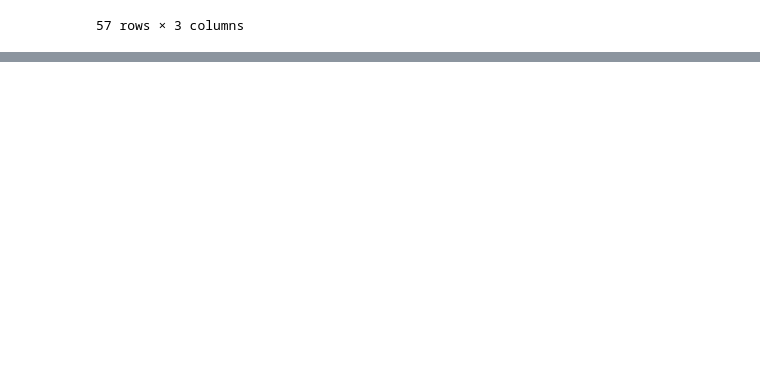
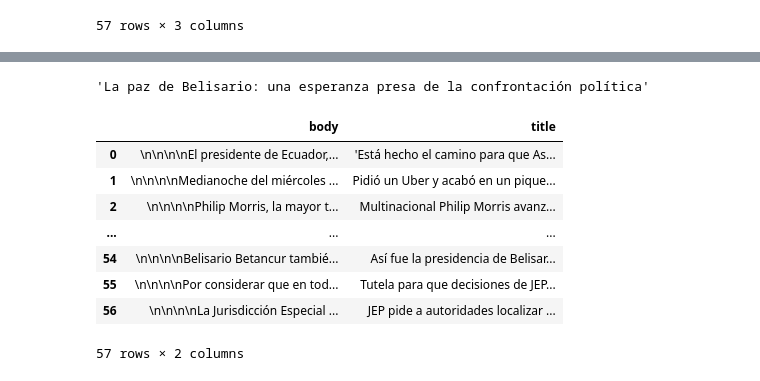
Before and after one commit to cris-her/ciencia-de-datos, a Jupyter notebook: Pandas Getting Started.ipynb, the cells around one changed output, grey strips where cells are left out. Drawn from its saved outputs; the diff is of its cells as text; code cells hidden in the pictures; blank space fills up the shorter version.

```diff
--- a/Pandas Getting Started.ipynb
+++ b/Pandas Getting Started.ipynb
@@ -180,0 +223,17 @@ el_tiempo.head()
+# %%
+#Fila Columna
+el_tiempo.iloc[34]['title']
+# %% [output]
+'La paz de Belisario: una esperanza presa de la confrontación política'
+# %%
+el_tiempo.loc[:,'body':'title']
+# %% [output]
+|  | body | title |
+| 0 | \n\n\n\nEl presidente de Ecuador,... | 'Está hecho el camino para que As... |
+| 1 | \n\n\n\nMedianoche del miércoles ... | Pidió un Uber y acabó en un pique... |
+| 2 | \n\n\n\nPhilip Morris, la mayor t... | Multinacional Philip Morris avanz... |
+| ... | ... | ... |
+| 54 | \n\n\n\nBelisario Betancur tambié... | Así fue la presidencia de Belisar... |
+| 55 | \n\n\n\nPor considerar que en tod... | Tutela para que decisiones de JEP... |
+| 56 | \n\n\n\nLa Jurisdicción Especial ... | JEP pide a autoridades localizar ... |
+57 rows × 2 columns
```
Also changed, not shown: parts of 4 cells of this notebook.
